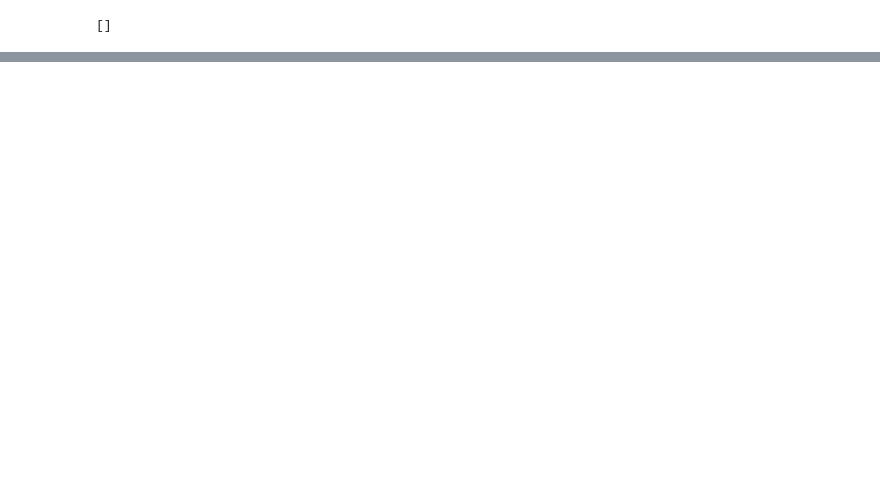
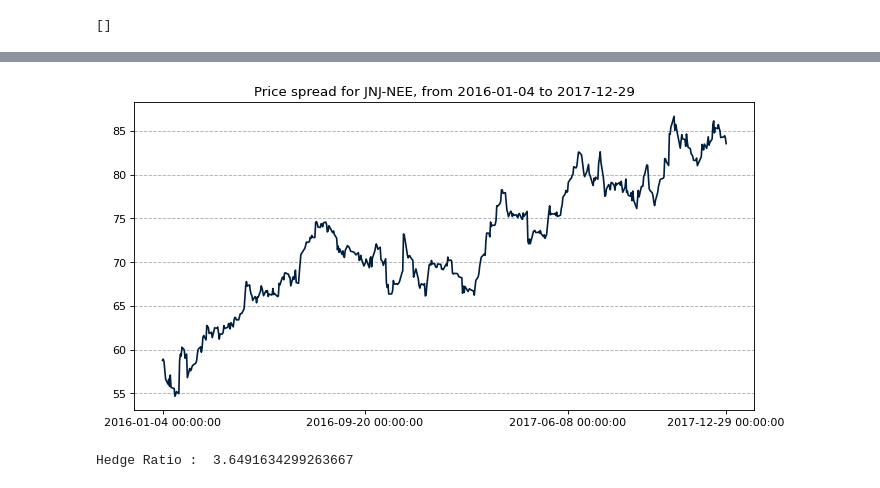
Before and after one commit to Vidya023/Coding-Research-Paper, a Jupyter notebook: pairs-trading-on-different-portfolios-based-on-machine-learning.ipynb, the cells around one changed output, grey strips where cells are left out. Saved outputs shown, nothing was run; the diff lists cells and outputs as text; code cells hidden in the pictures; blank space fills up the shorter version.

```diff
--- a/pairs-trading-on-different-portfolios-based-on-machine-learning.ipynb
+++ b/pairs-trading-on-different-portfolios-based-on-machine-learning.ipynb
@@ -390,0 +412,4 @@ Critical Values: [-3.90079646 -3.33855861 -3.04613545]
+# %%
+start_pred_date = '2016-01-01'
+x_test = data_frames['df_JNJ']
+x_test = x_test[x_test.index>=start_pred_date]
@@ -390,0 +790,22 @@ Critical Values: [-3.90079646 -3.33855861 -3.04613545]
+# %%
+x_test_spread = df_jnj_nee[df_jnj_nee.index>=start_pred_date]
+x_train_spread = df_jnj_nee[df_jnj_nee.index<start_pred_date]
+# %%
+fig = figure(figsize=(10,5), dpi=80)
+fig.patch.set_facecolor((1.0,1.0,1.0))
+plt.plot(x_test_spread.index, x_test_spread['Price_Spread'], color="#001f3f")
+
+xticks = (x_test_spread.index[i] if ((i%180==0) or i==len(x_test_spread.index)-1) else None for i in range(len(x_test_spread.index)))
+
+display_date_range = "from "+str(x_test_spread.index.min().date())+" to "+str(x_test_spread.index.max().date())
+
+
+xlticks = list(xticks)
+x = np.arange(0,len(xlticks))
+plt.xticks(ticks=xlticks, labels=[date for date in xlticks], ha='center')
+# plt.xticks(x, xlticks, rotation='vertical')
+plt.title("Price spread for JNJ-NEE"+", "+display_date_range)
+plt.grid(visible=True, which='major', axis='y', linestyle='--')
+plt.show()
+# %% [output]
+[figure, added]
@@ -390,0 +824,6 @@ Critical Values: [-3.90079646 -3.33855861 -3.04613545]
+# %%
+model = sm.OLS(train.JNJ,train.NEE).fit()
+
+print('Hedge Ratio : ',model.params[0])
+# %% [output]
+Hedge Ratio :  3.6491634299263667
```
Also changed, not shown: parts of 63 cells of this notebook.
